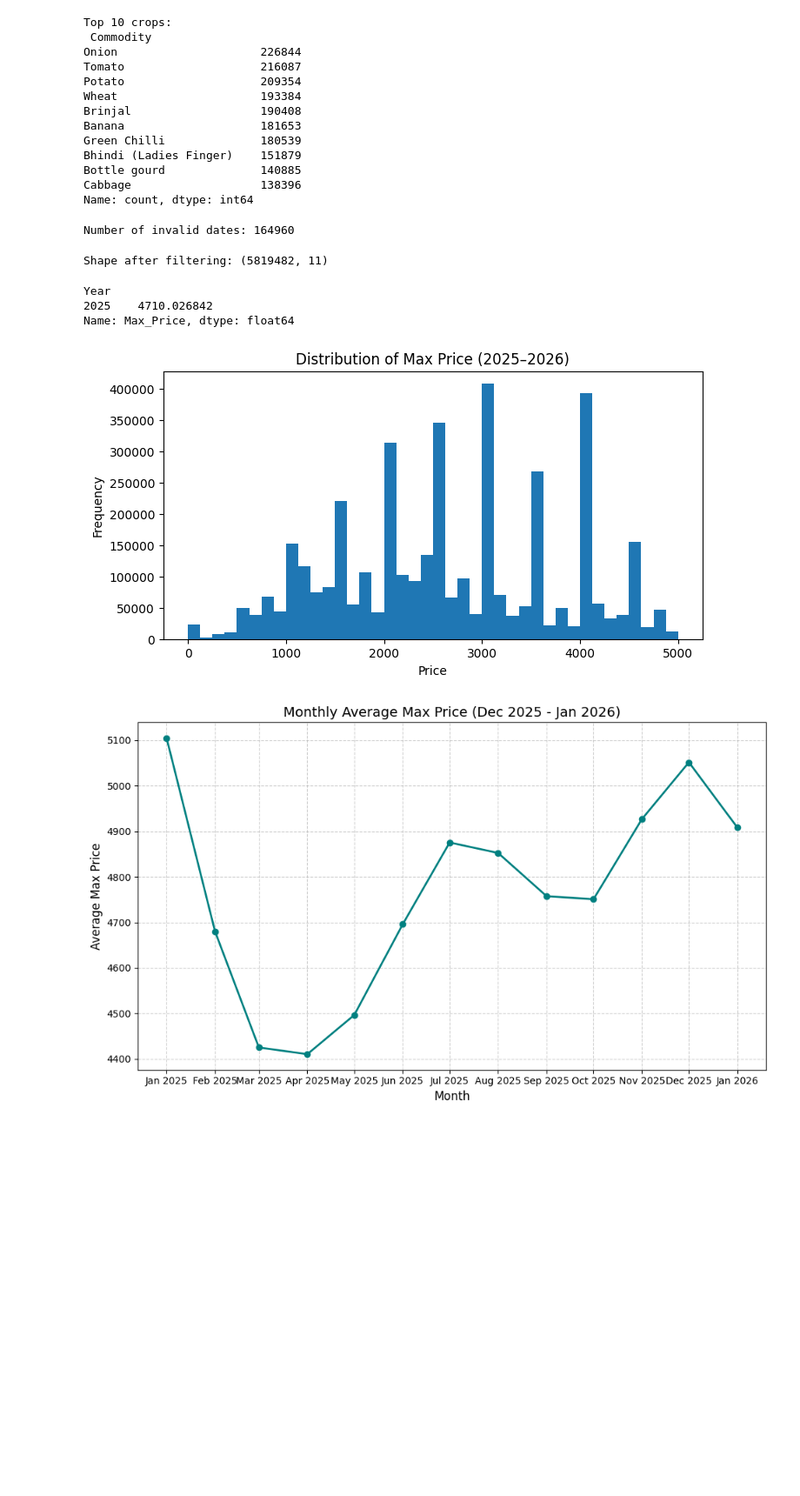
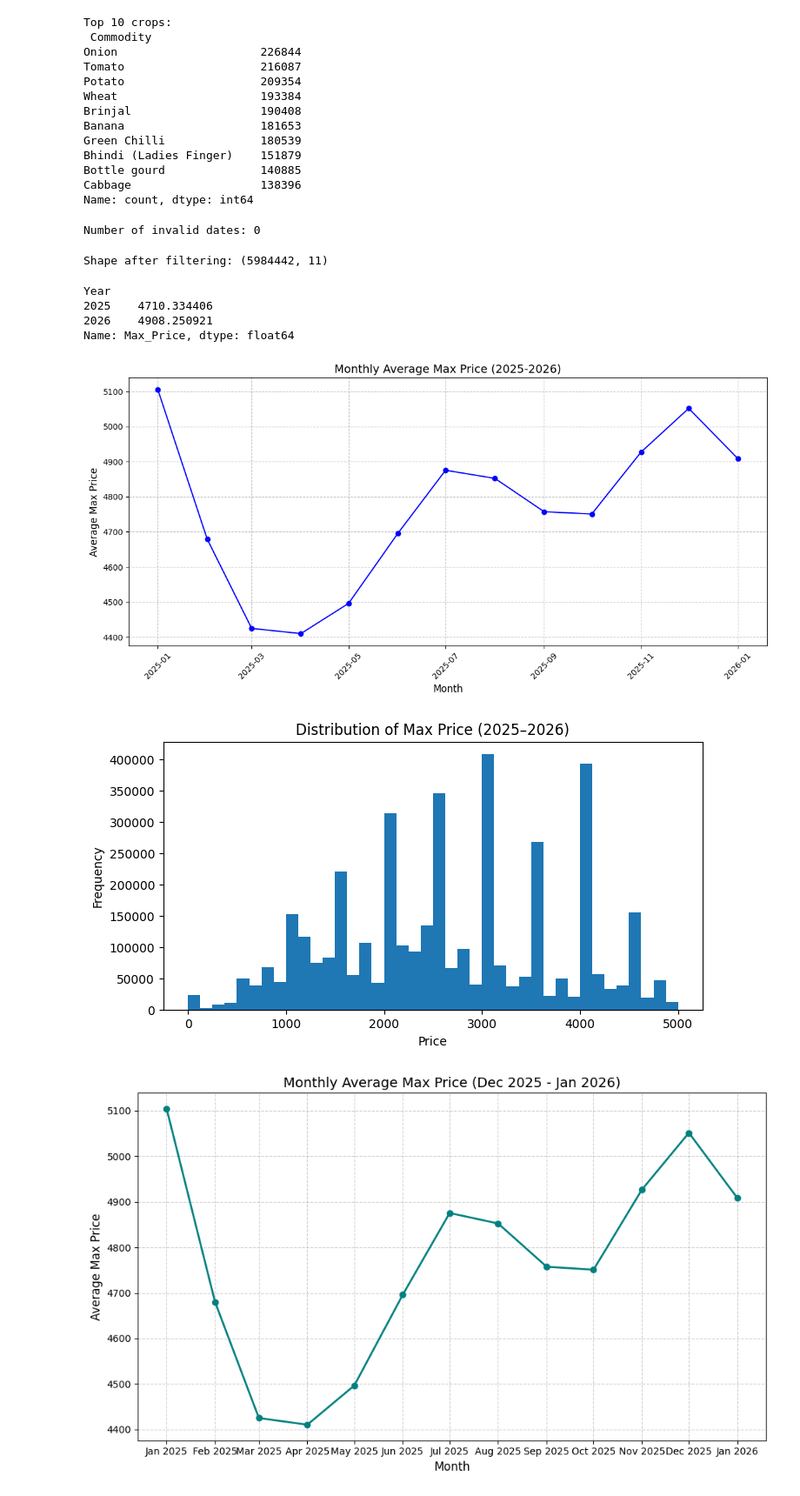
Before and after one commit to khushilalwani7002/Crop-Price-Predictor, a Jupyter notebook: max price.ipynb, the cells around one changed output. Shown at 87% size. Drawn from its saved outputs; the diff is of its cells as text; code cells hidden in the pictures; blank space fills up the shorter version.

```diff
--- a/max price.ipynb
+++ b/max price.ipynb
@@ -26,5 +23,7 @@ df_2026=pd.read_csv(r"C:\Users\NIKITA\AppData\Local\Packages\5319275A.WhatsAppDe
 # %%
-df=pd.concat([dataset_2025, dataset_2026])
+df_2025 = pd.read_csv(r"C:\Users\pc\OneDrive\Desktop\christ\2025.csv")
+df_2026 = pd.read_csv(r"C:\Users\pc\OneDrive\Desktop\christ\2026.csv")
+df=pd.concat([df_2025, df_2026])
 df.head()
 # %% [output]
 |  | State | District | Market | Commodity | Variety | Grade | Arrival_Date | Min_Price | Max_Price | ... |
@@ -165,19 +164,20 @@ df['Arrival_Date'] = pd.to_datetime(df['Arrival_Date'].astype(str).str.strip(),
 invalid_dates = df['Arrival_Date'].isna().sum()
 print("Number of invalid dates:", invalid_dates)
 # %% [output]
-Number of invalid dates: 164960
+Number of invalid dates: 0
 # %%
 df = df[df['Arrival_Date'].dt.year.isin([2025, 2026])]
 print("Shape after filtering:", df.shape)
 # %% [output]
-Shape after filtering: (5819482, 11)
+Shape after filtering: (5984442, 11)
 # %%
 df['Year']=df['Arrival_Date'].dt.year
 yearly_avg = df.groupby('Year')['Max_Price'].mean()
 print(yearly_avg)
 # %% [output]
 Year
-2025    4710.026842
+2025    4710.334406
+2026    4908.250921
 Name: Max_Price, dtype: float64
 # %%
 import matplotlib.pyplot as plt
@@ -185,44 +185,45 @@ import matplotlib.pyplot as plt
 import matplotlib.pyplot as plt
 
 # 1. Ensure the date column is datetime format
-df['Date'] = pd.to_datetime(df['Date'])
+df['Arrival_Date'] = pd.to_datetime(df['Arrival_Date'])
 
 # 2. Create a Year-Month column for grouping
 # 'MS' stands for Month Start, which keeps the data as actual timestamps
-monthly_avg = df.groupby(df['Date'].dt.to_period('M'))['Max_Price'].mean()
+monthly_avg = df.groupby(df['Arrival_Date'].dt.to_period('M'))['Max_Price'].mean()
 
 # 3. Convert the index back to timestamps for easier plotting
 monthly_avg.index = monthly_avg.index.to_timestamp()
 
 
 plt.figure(figsize=(12, 6))
 
 # Plotting the data
 plt.plot(monthly_avg.index, monthly_avg.values, marker='o', linestyle='-', color='b')
 
 # Adding labels and title
 plt.title("Monthly Average Max Price (2025-2026)", fontsize=14)
 plt.xlabel("Month", fontsize=12)
 plt.ylabel("Average Max Price", fontsize=12)
 
 # Improve x-axis readability
 plt.xticks(rotation=45)
 plt.grid(True, linestyle='--', alpha=0.7)
 
 plt.tight_layout()
 plt.show()
 
 
 
 plt.figure(figsize=(8,4))
 filtered_data = data[data['Max_Price'] < 5000]
 plt.hist(filtered_data['Max_Price'], bins=40)
 plt.title("Distribution of Max Price (2025–2026)")
 plt.xlabel("Price")
 plt.ylabel("Frequency")
 plt.show()
 # %% [output]
-[figure, old version]
+[figure, new version]
+[figure, added]
 # %%
 import matplotlib.pyplot as plt
 
```
Also changed, not shown: parts of 17 cells of this notebook.
